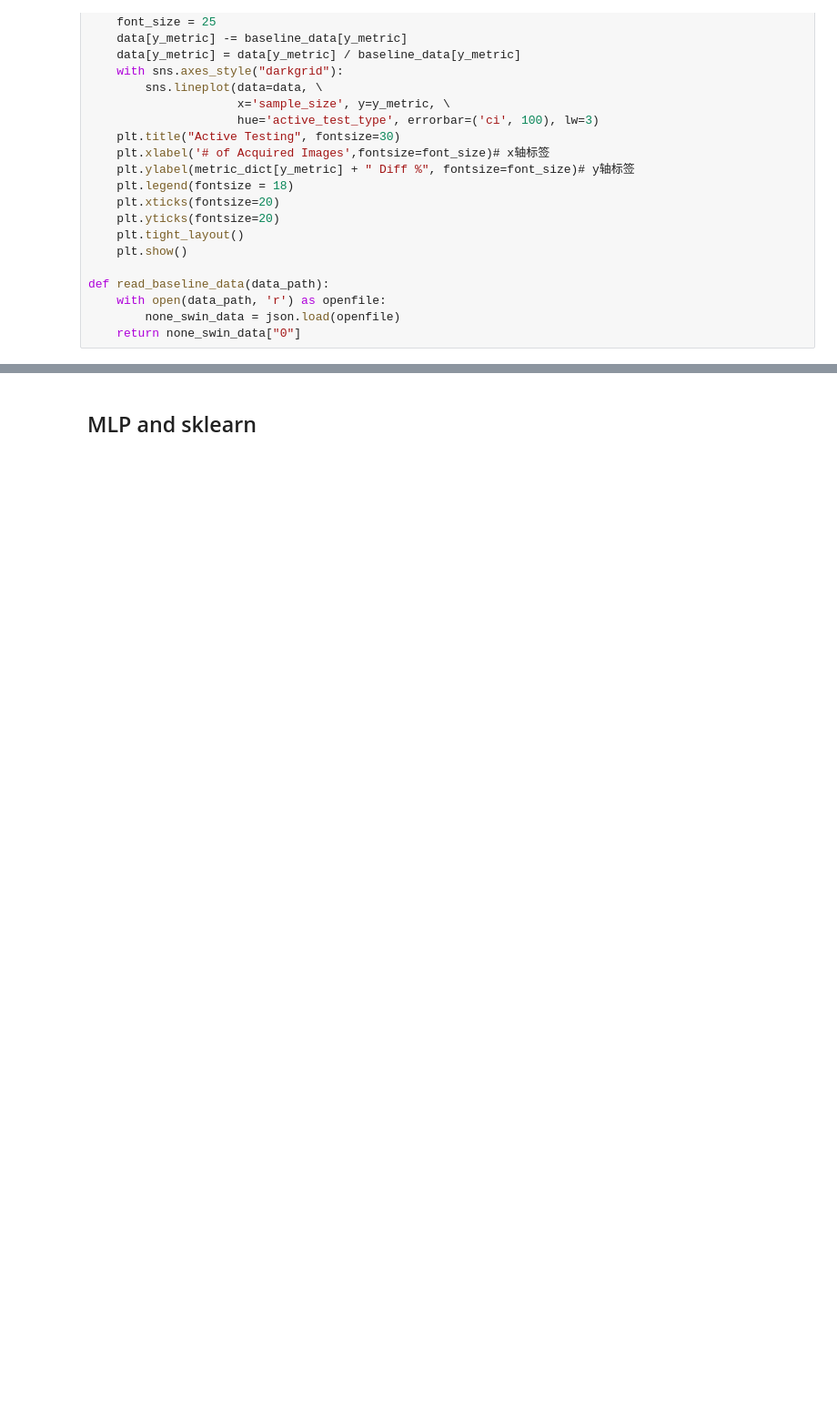
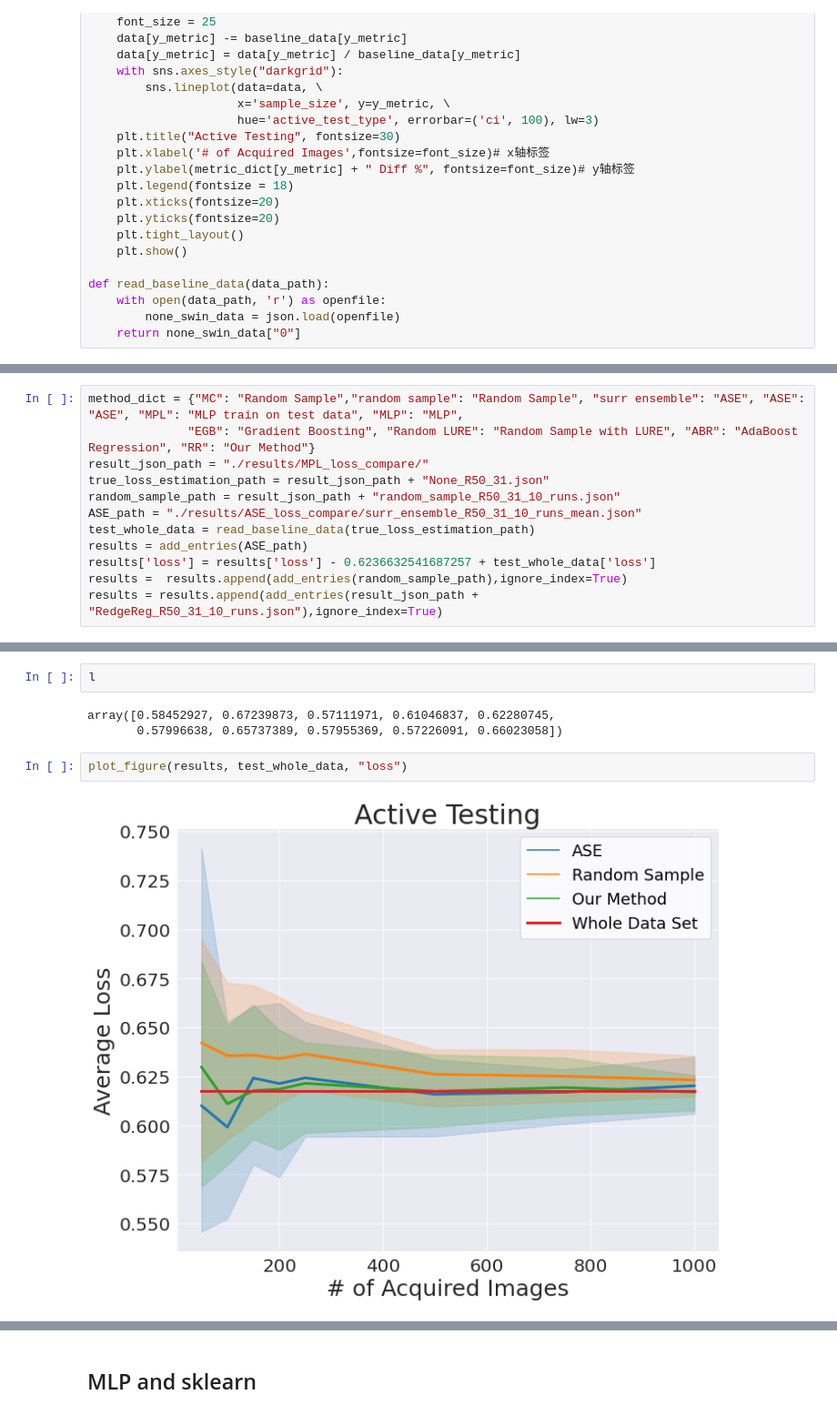
Before and after one commit to susanbao/orkspace, a Jupyter notebook: DINO/active_test_figure.ipynb, the cells around one changed output, grey strips where cells are left out. Shown at 91% size. Cells and saved outputs as stored; diff of their text form; blank space fills up the shorter version.

```diff
--- a/DINO/active_test_figure.ipynb
+++ b/DINO/active_test_figure.ipynb
@@ -116,0 +119,12 @@ def read_baseline_data(data_path):
+# %%
+method_dict = {"MC": "Random Sample","random sample": "Random Sample", "surr ensemble": "ASE", "ASE": "ASE", "MPL": "MLP train on test data", "MLP": "MLP",
+              "EGB": "Gradient Boosting", "Random LURE": "Random Sample with LURE", "ABR": "AdaBoost Regression", "RR": "Our Method"}
+result_json_path = "./results/MPL_loss_compare/"
+true_loss_estimation_path = result_json_path + "None_R50_31.json"
+random_sample_path = result_json_path + "random_sample_R50_31_10_runs.json"
+ASE_path = "./results/ASE_loss_compare/surr_ensemble_R50_31_10_runs_mean.json"
+test_whole_data = read_baseline_data(true_loss_estimation_path)
+results = add_entries(ASE_path)
+results['loss'] = results['loss'] - 0.6236632541687257 + test_whole_data['loss']
+results =  results.append(add_entries(random_sample_path),ignore_index=True)
+results = results.append(add_entries(result_json_path + "RedgeReg_R50_31_10_runs.json"),ignore_index=True)
@@ -116,0 +151,9 @@ def read_baseline_data(data_path):
+# %%
+l
+# %% [output]
+array([0.58452927, 0.67239873, 0.57111971, 0.61046837, 0.62280745,
+       0.57996638, 0.65737389, 0.57955369, 0.57226091, 0.66023058])
+# %%
+plot_figure(results, test_whole_data, "loss")
+# %% [output]
+[figure, added]
```
Also changed, not shown: parts of 8 cells of this notebook, 2 other files.
